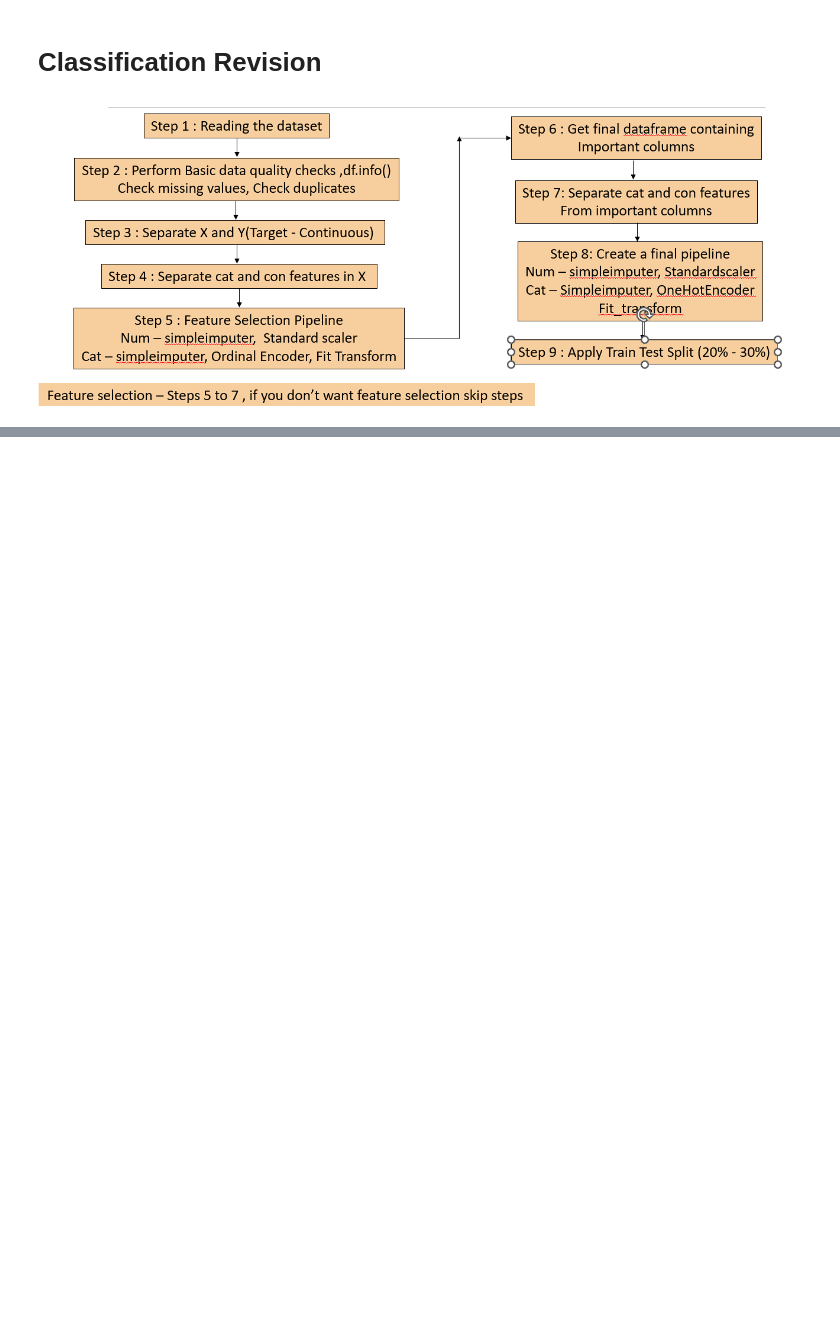
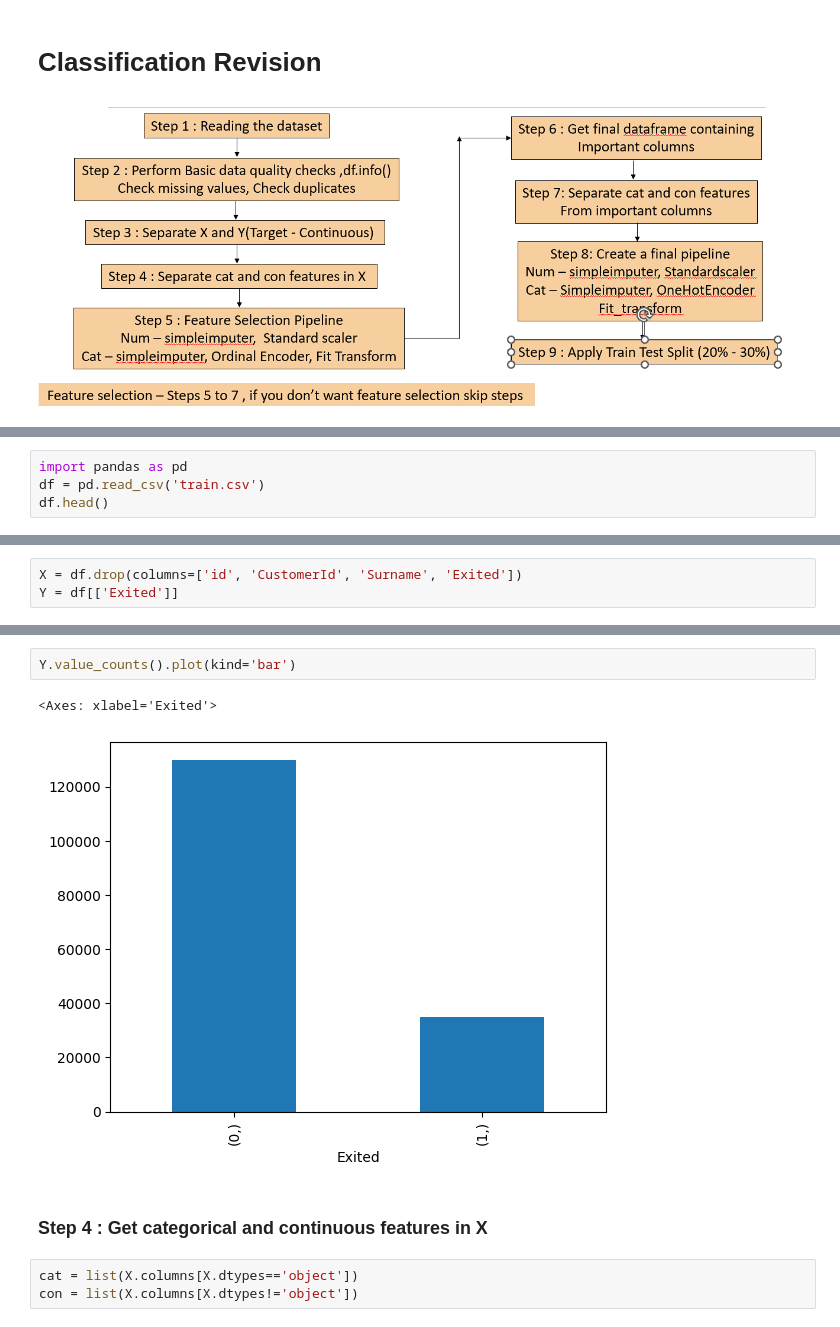
Before and after one commit to utkarshg1/Machine-Learning-3pm, a Jupyter notebook: Classification Revision/Classification.ipynb, the cells around one changed output, grey strips where cells are left out. Drawn from its saved outputs; the diff is of its cells as text; blank space fills up the shorter version.

```diff
--- a/Classification Revision/Classification.ipynb
+++ b/Classification Revision/Classification.ipynb
@@ -4,0 +12,4 @@
+# %%
+import pandas as pd
+df = pd.read_csv('train.csv')
+df.head()
@@ -4,0 +85,3 @@
+# %%
+X = df.drop(columns=['id', 'CustomerId', 'Surname', 'Exited'])
+Y = df[['Exited']]
@@ -4,0 +113,10 @@
+# %%
+Y.value_counts().plot(kind='bar')
+# %% [output]
+<Axes: xlabel='Exited'>
+[figure, added]
+# %% [markdown]
+### Step 4 : Get categorical and continuous features in X
+# %%
+cat = list(X.columns[X.dtypes=='object'])
+con = list(X.columns[X.dtypes!='object'])
```
Also changed, not shown: parts of 83 cells of this notebook, 2 other files.
